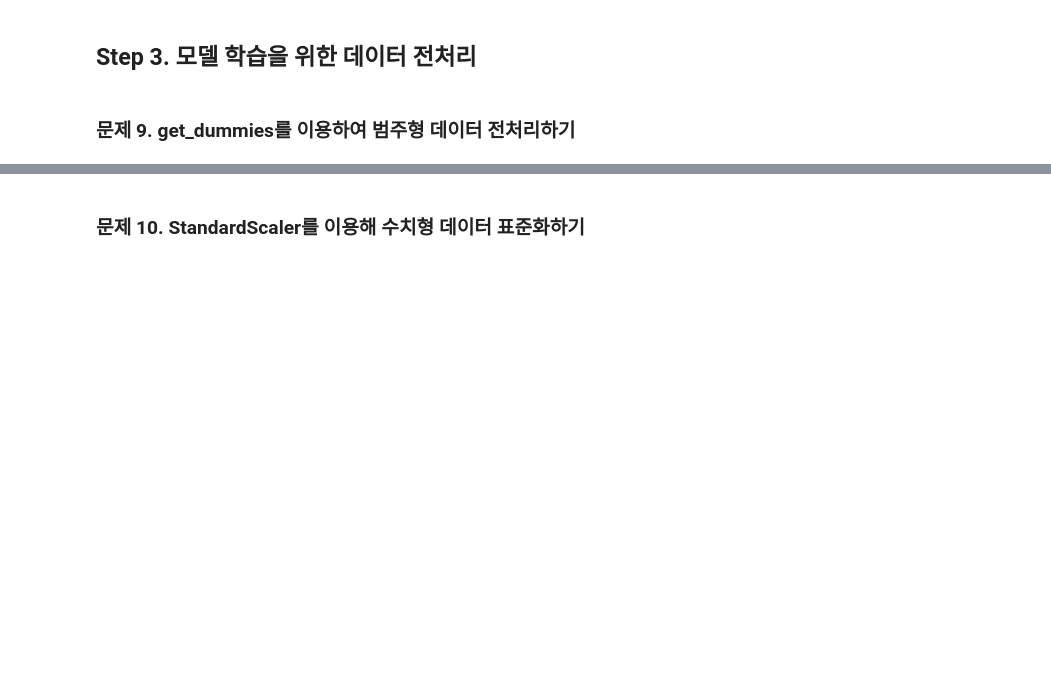
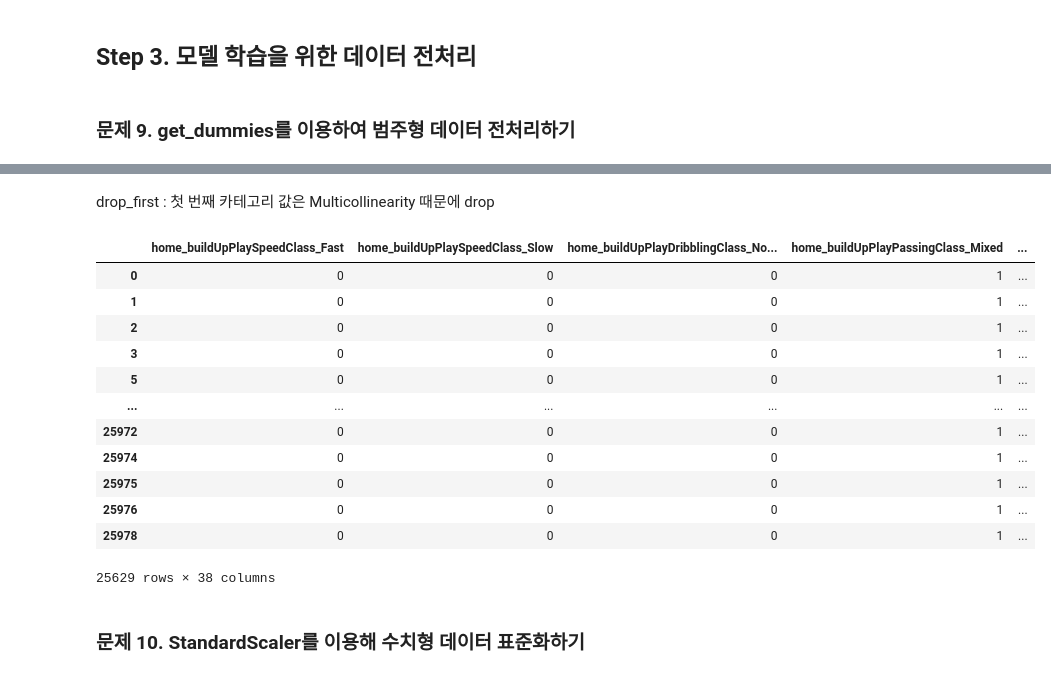
Before and after one commit to puddingHong/Fastcampus, a Jupyter notebook: 유럽 축구 데이터 분석.ipynb, the cells around one changed output, grey strips where cells are left out. Saved outputs shown, nothing was run; the diff lists cells and outputs as text; code cells hidden in the pictures; blank space fills up the shorter version.

```diff
--- a/유럽 축구 데이터 분석.ipynb
+++ b/유럽 축구 데이터 분석.ipynb
@@ -447,0 +601,8 @@ df['matchResult'] =
+# %%
+# find함수로 Class찾아서 index값 반환
+# lambda로 find에서 받은 값이 0이상이면(Class가 존재하면) True값 부여
+# filter로 True값만 반환
+# list로 변환
+# 범주형 컬럼만 저장한 변수 생성
+col_cats = list(filter(lambda s: s.find('Class') >=0, df.columns))
+col_cats
@@ -448,3 +632,23 @@ df['matchResult'] =
+# %% [markdown]
+drop_first : 첫 번째 카테고리 값은 Multicollinearity 때문에 drop
+# %%
+# 범주형 컬럼만 모아둔 데이터 프레임 생성
+df_cats = pd.get_dummies(df[col_cats], drop_first = True)
+df_cats
+# %% [output]
+|  | home_buildUpPlaySpeedClass_Fast | home_buildUpPlaySpeedClass_Slow | home_buildUpPlayDribblingClass_No... | home_buildUpPlayPassingClass_Mixed | ... |
+| 0 | 0 | 0 | 0 | 1 | ... |
+| 1 | 0 | 0 | 0 | 1 | ... |
+| 2 | 0 | 0 | 0 | 1 | ... |
+| 3 | 0 | 0 | 0 | 1 | ... |
+| 5 | 0 | 0 | 0 | 1 | ... |
+| ... | ... | ... | ... | ... | ... |
+| 25972 | 0 | 0 | 0 | 1 | ... |
+| 25974 | 0 | 0 | 0 | 1 | ... |
+| 25975 | 0 | 0 | 0 | 1 | ... |
+| 25976 | 0 | 0 | 0 | 1 | ... |
+| 25978 | 0 | 0 | 0 | 1 | ... |
+25629 rows × 38 columns
 # %% [markdown]
 ### 문제 10. StandardScaler를 이용해 수치형 데이터 표준화하기
 # %%
```
Also changed, not shown: parts of 24 cells of this notebook.
